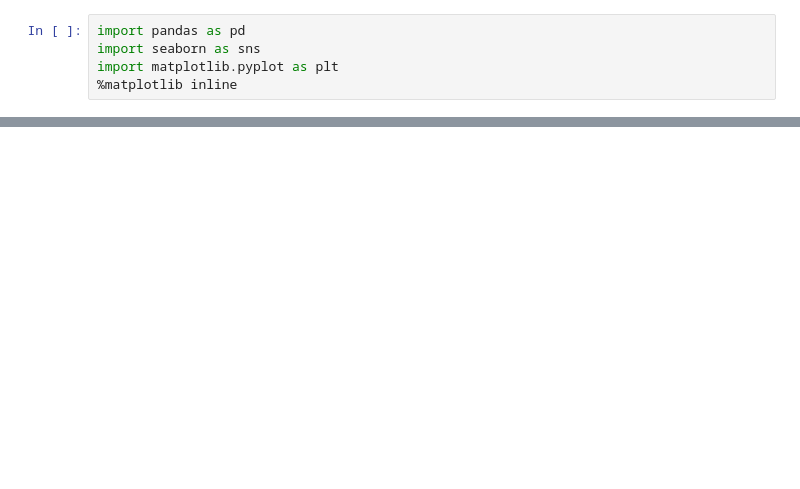
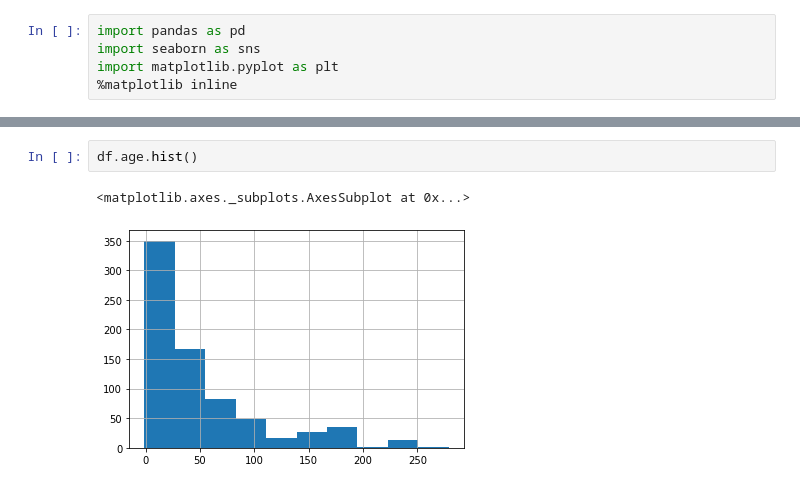
Before and after one commit to Aneerudh2k2/datascience_salary_proj, a Jupyter notebook: exploratory_data_analysis/eda.ipynb, the cells around one changed output, grey strips where cells are left out. Saved outputs shown, nothing was run; the diff lists cells and outputs as text; blank space fills up the shorter version.

```diff
--- a/exploratory_data_analysis/eda.ipynb
+++ b/exploratory_data_analysis/eda.ipynb
@@ -21,0 +231,5 @@ df.head(10)
+# %%
+df.age.hist()
+# %% [output]
+<matplotlib.axes._subplots.AxesSubplot at 0x...>
+[figure, added]
```
Also changed, not shown: parts of 24 cells of this notebook, 2 other files.
